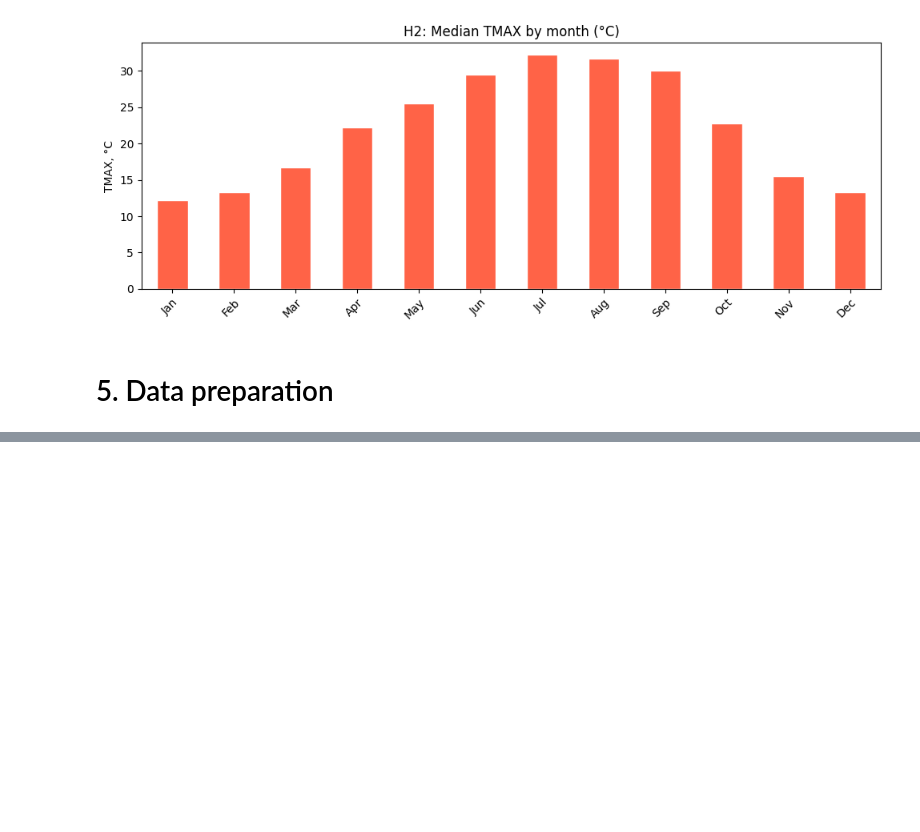
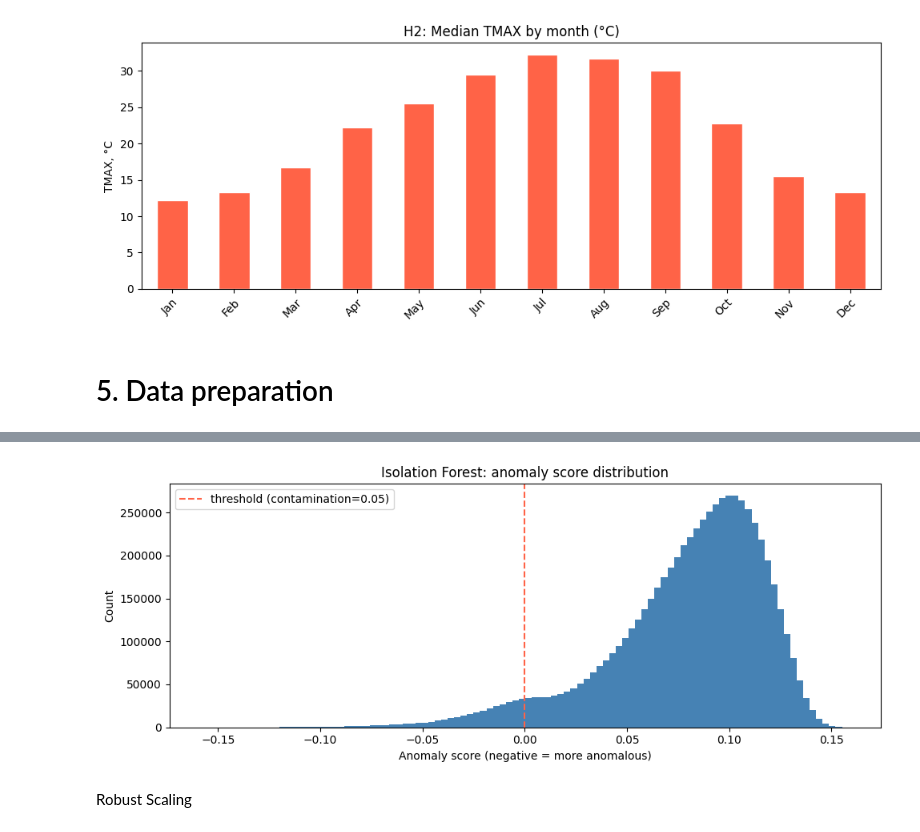
Before and after one commit to AlinaYakubova/ml-flight-felay-prediction, a Jupyter notebook: flight_delay_prediction.ipynb, the cells around one changed output, grey strips where cells are left out. Cells and saved outputs as stored; diff of their text form; code cells hidden in the pictures; blank space fills up the shorter version.

Commit message:
outliers examination

```diff
--- a/flight_delay_prediction.ipynb
+++ b/flight_delay_prediction.ipynb
@@ -588,0 +601,18 @@ plt.show()
+# %%
+IF_FEATURES = [
+    # flight operation
+    "DISTANCE_GROUP", "SEGMENT_NUMBER", "NUMBER_OF_SEATS", "PLANE_AGE", "CONCURRENT_FLIGHTS",
+    # airport / airline traffic
+    "AIRPORT_FLIGHTS_MONTH", "AIRLINE_FLIGHTS_MONTH", "AIRLINE_AIRPORT_FLIGHTS_MONTH",
+    "AVG_MONTHLY_PASS_AIRPORT", "AVG_MONTHLY_PASS_AIRLINE",
+    # weather
+    "PRCP", "SNOW", "SNWD", "TMAX", "AWND",
+]
+# %%
+ifor = IsolationForest(n_estimators=100, contamination=0.05, random_state=42, n_jobs=-1)
+if_labels = ifor.fit_predict(df[IF_FEATURES])  # -1 = outlier, 1 = inlier
+
+df_outliers = df[if_labels == -1].copy().reset_index(drop=True)
+
+print(f"df (unchanged):  {len(df):,} rows")
+print(f"Outliers:        {len(df_outliers):,}  ({len(df_outliers)/len(df):.1%})")
@@ -588,0 +622,2 @@ plt.show()
+# %%
+scores = ifor.decision_function(df[IF_FEATURES])  # чем ниже — тем аномальнее
@@ -588,0 +629,14 @@ plt.show()
+# %%
+fig, ax = plt.subplots(figsize=(10, 4))
+ax.hist(scores, bins=100, color="steelblue", edgecolor="none")
+ax.axvline(0, color="tomato", linestyle="--", linewidth=1.5, label="threshold (contamination=0.05)")
+ax.set_title("Isolation Forest: anomaly score distribution")
+ax.set_xlabel("Anomaly score (negative = more anomalous)")
+ax.set_ylabel("Count")
+ax.legend()
+plt.tight_layout()
+plt.show()
+# %% [output]
+[figure, added]
+# %% [markdown]
+Robust Scaling
```
Also changed, not shown: parts of 14 cells of this notebook.
